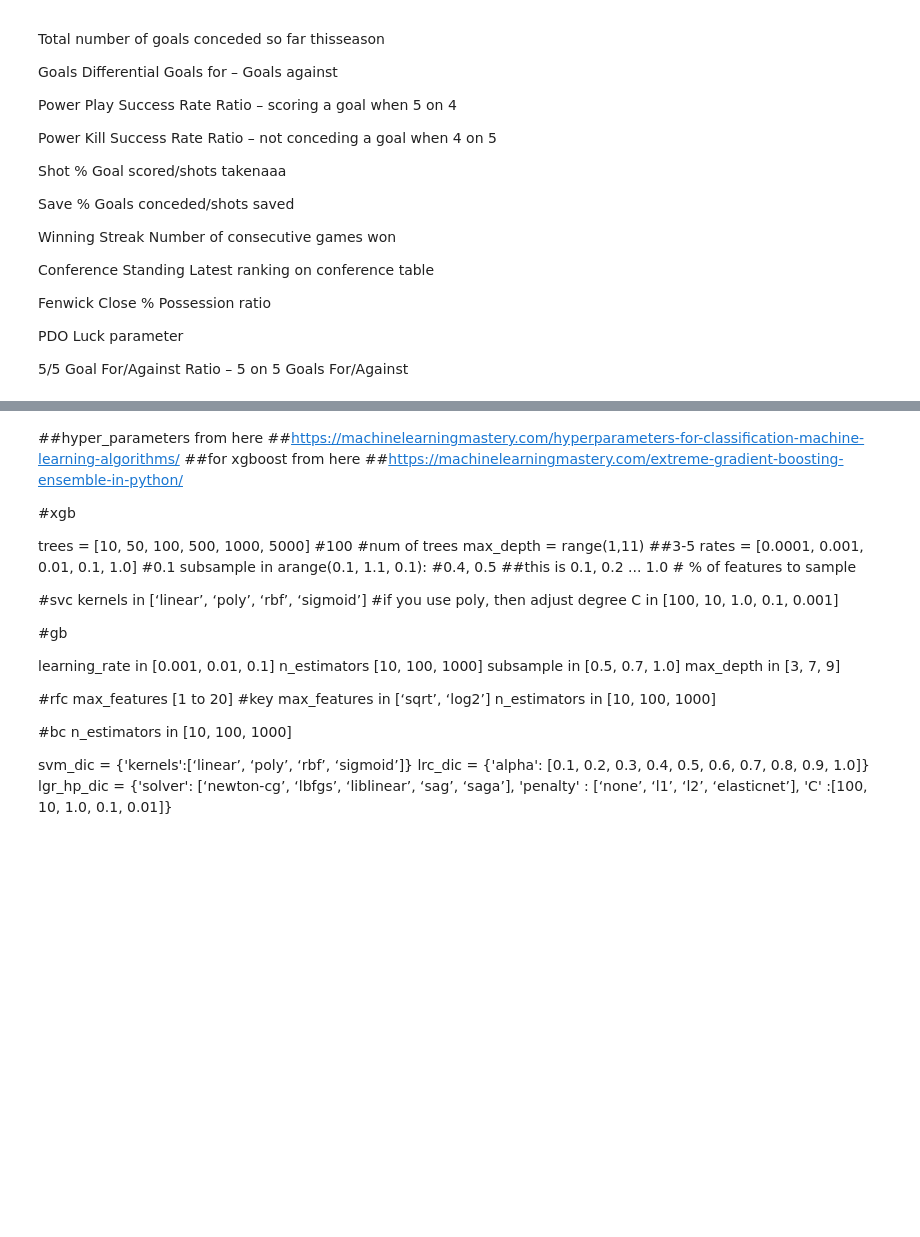
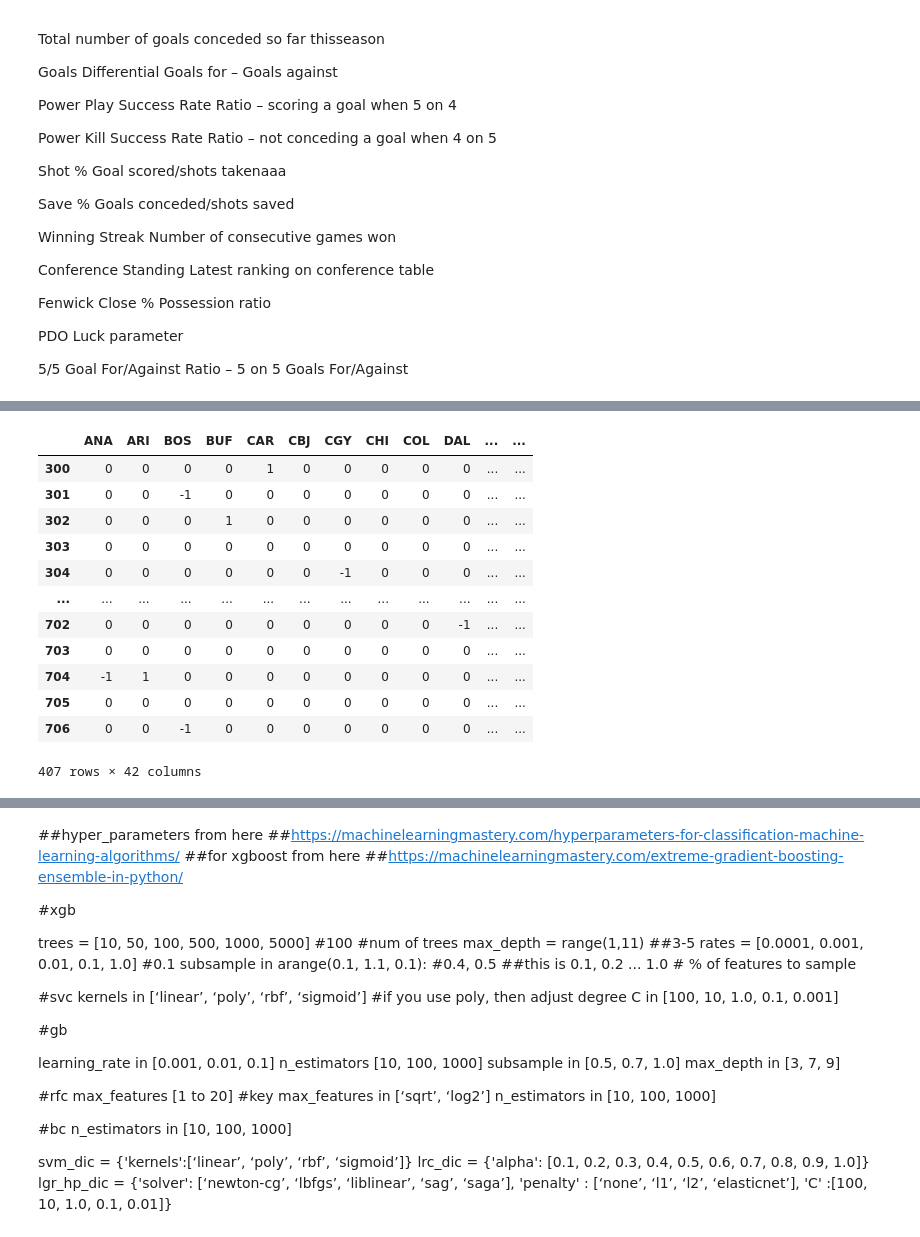
Before and after one commit to joeyamosjohns/final_project_nhl_prediction, a Jupyter notebook: Note_books/Explore_Models/v3_Clean_model_add_Pis_feat.ipynb, the cells around one changed output, grey strips where cells are left out. Saved outputs shown, nothing was run; the diff lists cells and outputs as text; code cells hidden in the pictures; blank space fills up the shorter version.

```diff
--- a/Note_books/Explore_Models/v3_Clean_model_add_Pis_feat.ipynb
+++ b/Note_books/Explore_Models/v3_Clean_model_add_Pis_feat.ipynb
@@ -111,0 +128,19 @@ xgbc = XGBClassifier()
+# %%
+y = y_Pis.loc[13:, 'won'].copy()
+X = data_dummies_Pis.copy()
+X.shape
+X[300:]
+# %% [output]
+|  | ANA | ARI | BOS | BUF | CAR | CBJ | CGY | CHI | COL | DAL | ... | ... |
+| 300 | 0 | 0 | 0 | 0 | 1 | 0 | 0 | 0 | 0 | 0 | ... | ... |
+| 301 | 0 | 0 | -1 | 0 | 0 | 0 | 0 | 0 | 0 | 0 | ... | ... |
+| 302 | 0 | 0 | 0 | 1 | 0 | 0 | 0 | 0 | 0 | 0 | ... | ... |
+| 303 | 0 | 0 | 0 | 0 | 0 | 0 | 0 | 0 | 0 | 0 | ... | ... |
+| 304 | 0 | 0 | 0 | 0 | 0 | 0 | -1 | 0 | 0 | 0 | ... | ... |
+| ... | ... | ... | ... | ... | ... | ... | ... | ... | ... | ... | ... | ... |
+| 702 | 0 | 0 | 0 | 0 | 0 | 0 | 0 | 0 | 0 | -1 | ... | ... |
+| 703 | 0 | 0 | 0 | 0 | 0 | 0 | 0 | 0 | 0 | 0 | ... | ... |
+| 704 | -1 | 1 | 0 | 0 | 0 | 0 | 0 | 0 | 0 | 0 | ... | ... |
+| 705 | 0 | 0 | 0 | 0 | 0 | 0 | 0 | 0 | 0 | 0 | ... | ... |
+| 706 | 0 | 0 | -1 | 0 | 0 | 0 | 0 | 0 | 0 | 0 | ... | ... |
+407 rows × 42 columns
```
Also changed, not shown: parts of 19 cells of this notebook, 1 other file.
